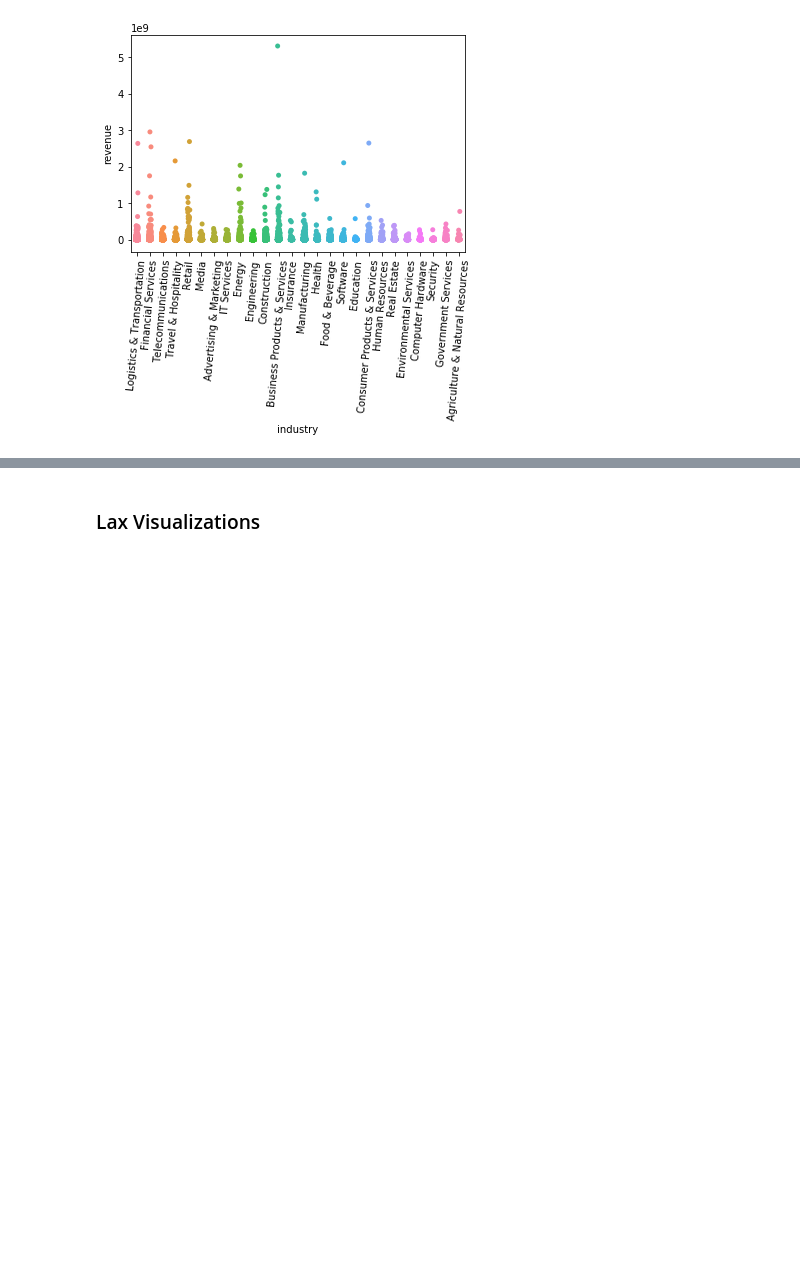
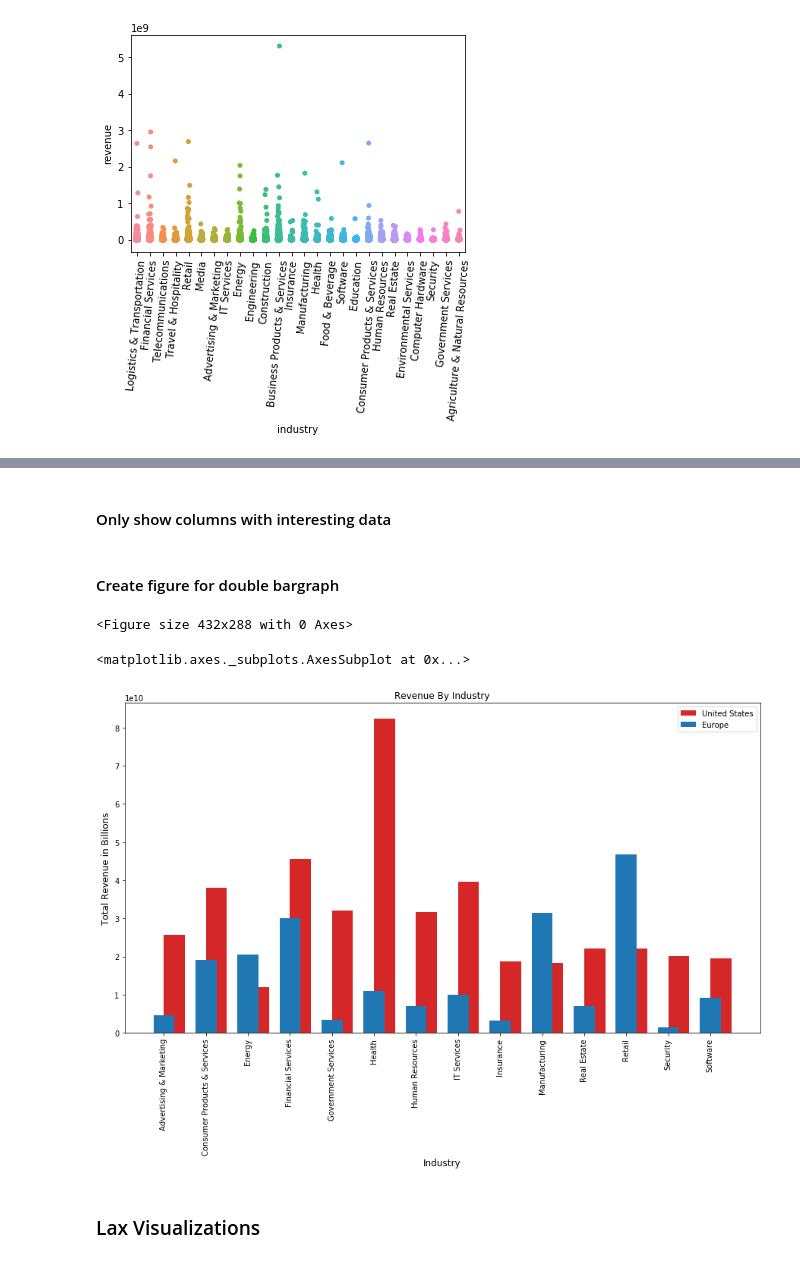
Before and after one commit to Trevorhuff96/uncchar_Inc5000_proj, a Jupyter notebook: Group6Presentation.ipynb, the cells around one changed output, grey strips where cells are left out. Cells and saved outputs as stored; diff of their text form; code cells hidden in the pictures; blank space fills up the shorter version.

```diff
--- a/Group6Presentation.ipynb
+++ b/Group6Presentation.ipynb
@@ -246,0 +270,2 @@ plt.xticks(rotation=85)
+# %%
+us16_17_18=us10yr.loc[(us10yr['year']==2016) | (us10yr['year']==2017) | (us10yr['year']==2018),:]
@@ -246,0 +274,3 @@ plt.xticks(rotation=85)
+# %%
+us16_17_18=us16_17_18.reset_index()
+us16_17_18=us16_17_18.drop("index", axis=1)
@@ -247,3 +279,27 @@ plt.xticks(rotation=85)
+# %%
+us_industry_grouped=us16_17_18.groupby(by='industry')[['industry','revenue']].sum()
+eu_industry_grouped=without_agricult.groupby(by='industry')[['industry','revenue']].sum()
+# %% [markdown]
+#### Only show columns with interesting data
+# %%
+us_sub=us_industry_grouped.iloc[[0,4,6,9,11,12,13,14,15,17,19,20,21,22],:]
+eu_sub=eu_industry_grouped.iloc[[0,4,6,9,11,12,13,14,15,17,19,20,21,22],:]
+# %% [markdown]
+#### Create figure for double bargraph
+# %%
+fig = plt.figure()
+# %% [output]
+<Figure size 432x288 with 0 Axes>
+# %%
+fig=us_sub.revenue.plot(kind='bar', figsize=(15,8),color='#d62728',position=0,legend=True, label='United States')
+fig=eu_sub.revenue.plot(kind='bar', color="#1f77b4", position=1, legend=True, label='Europe',align='edge', title='Revenue By Industry')
+fig.autoscale()
+fig.set_ylabel('Total Revenue in Billions',fontsize='large')
+fig.set_xlabel('Industry', fontsize='large')
+fig
+# %% [output]
+<matplotlib.axes._subplots.AxesSubplot at 0x...>
+[figure, added]
 # %% [markdown]
 ### Lax Visualizations
 # %%
```
Also changed, not shown: parts of 57 cells of this notebook.
